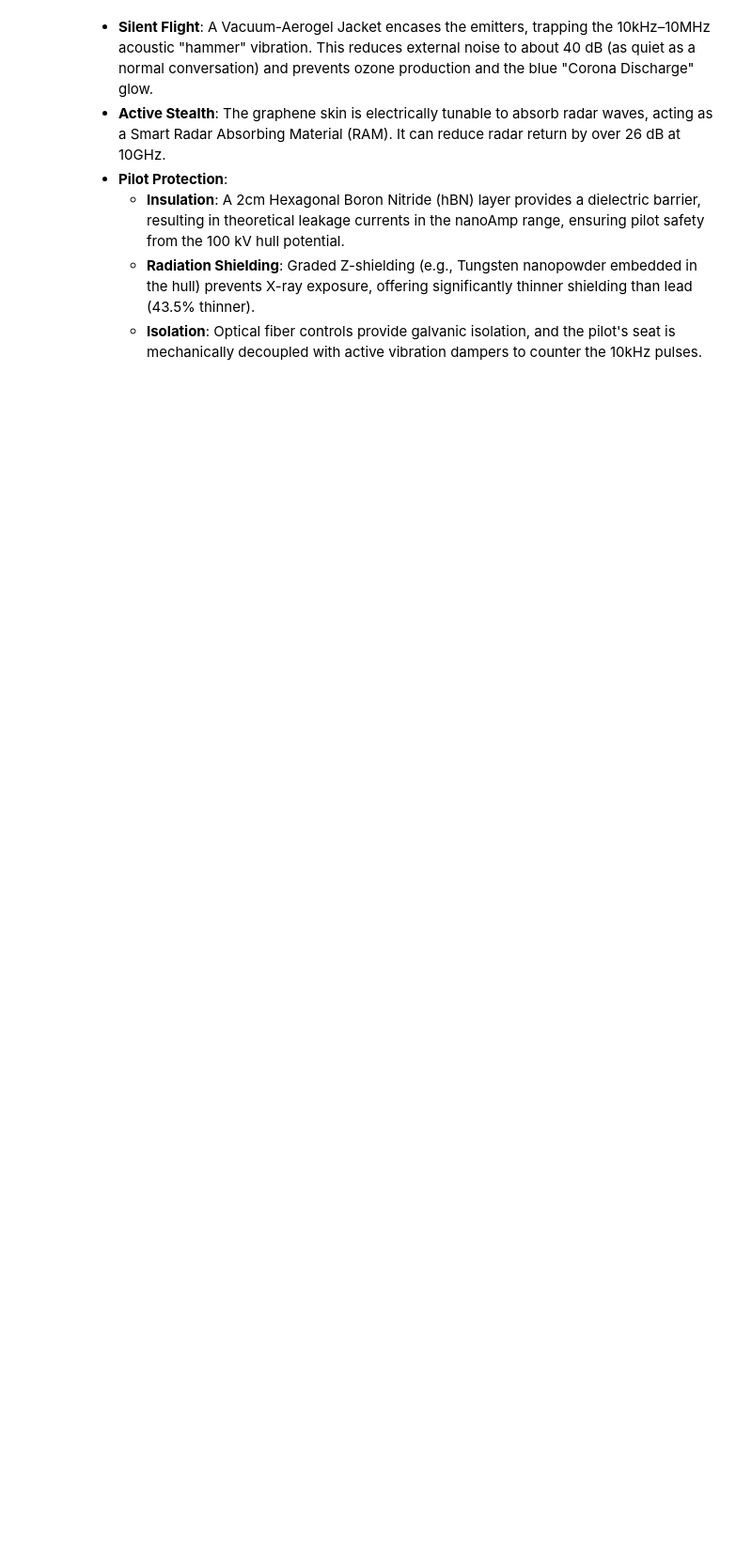
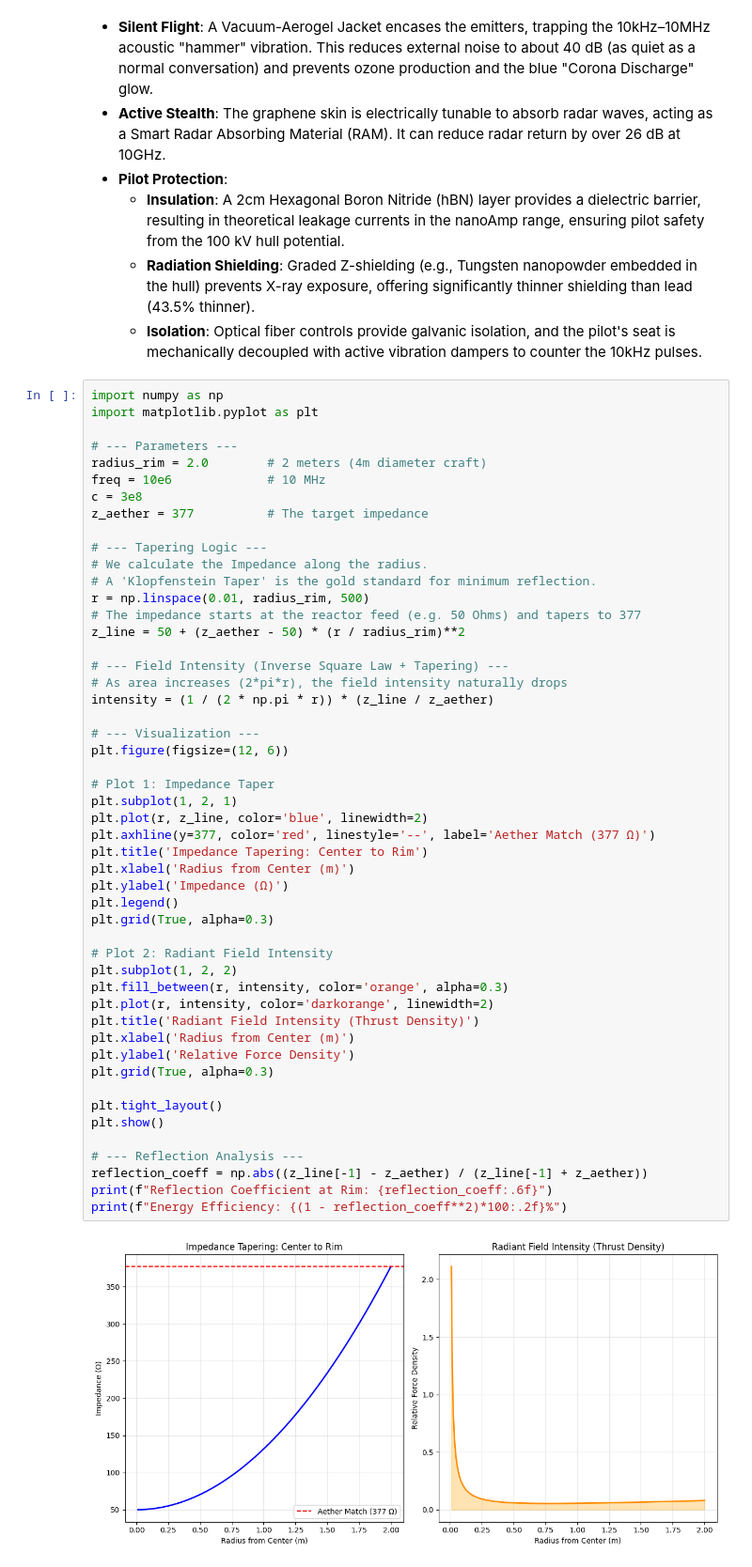
Before and after one commit to zeitgeistnirvana/Heston_Model, a Jupyter notebook: Waveguide_Propulsion_Radiant_Energy_Spacecraft.ipynb, the cells around one changed output. Shown at 94% size. Saved outputs shown, nothing was run; the diff lists cells and outputs as text; blank space fills up the shorter version.

```diff
--- a/Waveguide_Propulsion_Radiant_Energy_Spacecraft.ipynb
+++ b/Waveguide_Propulsion_Radiant_Energy_Spacecraft.ipynb
@@ -952,3 +952,55 @@ This Radiant Energy Craft is a solid-state, propellantless vehicle designed to a
     *   **Insulation**: A 2cm Hexagonal Boron Nitride (hBN) layer provides a dielectric barrier, resulting in theoretical leakage currents in the nanoAmp range, ensuring pilot safety from the 100 kV hull potential.
     *   **Radiation Shielding**: Graded Z-shielding (e.g., Tungsten nanopowder embedded in the hull) prevents X-ray exposure, offering significantly thinner shielding than lead (43.5% thinner).
     *   **Isolation**: Optical fiber controls provide galvanic isolation, and the pilot's seat is mechanically decoupled with active vibration dampers to counter the 10kHz pulses.
+# %%
+import numpy as np
+import matplotlib.pyplot as plt
+
+# --- Parameters ---
+radius_rim = 2.0        # 2 meters (4m diameter craft)
+freq = 10e6             # 10 MHz
+c = 3e8
+z_aether = 377          # The target impedance
+
+# --- Tapering Logic ---
+# We calculate the Impedance along the radius.
+# A 'Klopfenstein Taper' is the gold standard for minimum reflection.
+r = np.linspace(0.01, radius_rim, 500)
+# The impedance starts at the reactor feed (e.g. 50 Ohms) and tapers to 377
+z_line = 50 + (z_aether - 50) * (r / radius_rim)**2
+
+# --- Field Intensity (Inverse Square Law + Tapering) ---
+# As area increases (2*pi*r), the field intensity naturally drops
+intensity = (1 / (2 * np.pi * r)) * (z_line / z_aether)
+
+# --- Visualization ---
+plt.figure(figsize=(12, 6))
+
+# Plot 1: Impedance Taper
+plt.subplot(1, 2, 1)
+plt.plot(r, z_line, color='blue', linewidth=2)
+plt.axhline(y=377, color='red', linestyle='--', label='Aether Match (377 Ω)')
+plt.title('Impedance Tapering: Center to Rim')
+plt.xlabel('Radius from Center (m)')
+plt.ylabel('Impedance (Ω)')
+plt.legend()
+plt.grid(True, alpha=0.3)
+
+# Plot 2: Radiant Field Intensity
+plt.subplot(1, 2, 2)
+plt.fill_between(r, intensity, color='orange', alpha=0.3)
+plt.plot(r, intensity, color='darkorange', linewidth=2)
+plt.title('Radiant Field Intensity (Thrust Density)')
+plt.xlabel('Radius from Center (m)')
+plt.ylabel('Relative Force Density')
+plt.grid(True, alpha=0.3)
+
+plt.tight_layout()
+plt.show()
+
+# --- Reflection Analysis ---
+reflection_coeff = np.abs((z_line[-1] - z_aether) / (z_line[-1] + z_aether))
+print(f"Reflection Coefficient at Rim: {reflection_coeff:.6f}")
+print(f"Energy Efficiency: {(1 - reflection_coeff**2)*100:.2f}%")
+# %% [output]
+[figure, added]
```
Also changed, not shown: parts of 6 cells of this notebook.
